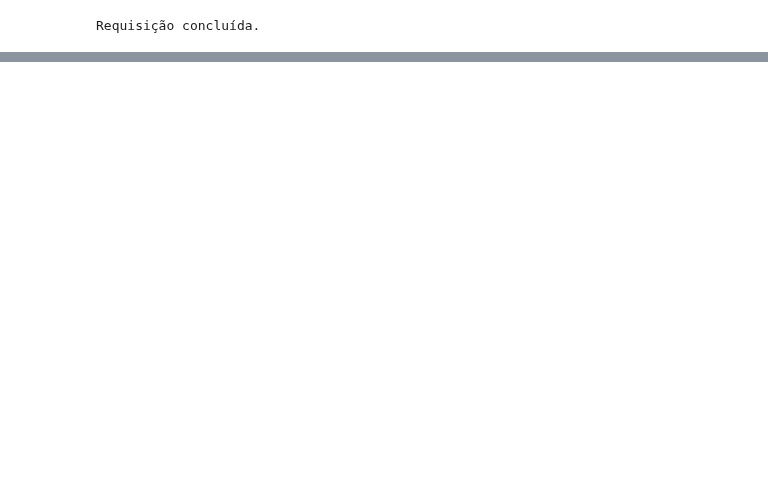
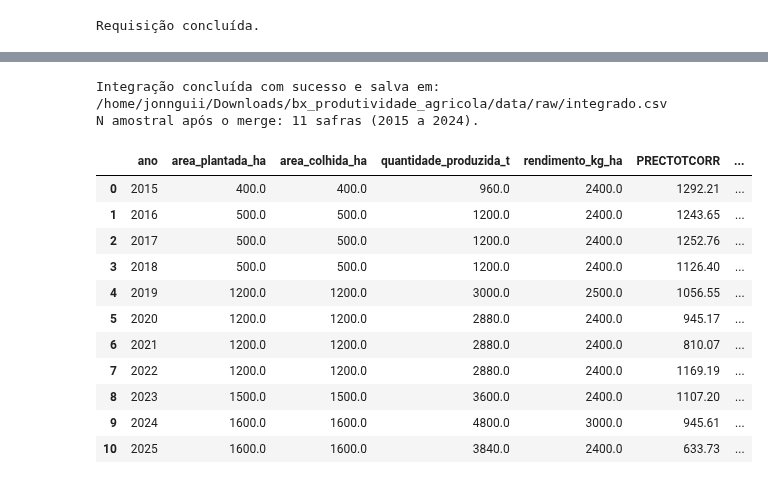
Before and after one commit to SAMUKISZHSD/bx_produtividade_agricola, a Jupyter notebook: notebooks/01_coleta_de_dados.ipynb, the cells around one changed output, grey strips where cells are left out. Drawn from its saved outputs; the diff is of its cells as text; code cells hidden in the pictures; blank space fills up the shorter version.

```diff
--- a/notebooks/01_coleta_de_dados.ipynb
+++ b/notebooks/01_coleta_de_dados.ipynb
@@ -287,0 +374,25 @@ Resposta bruta preservada em: /home/joaoguilherme/Desktop/bx_produtividade_agric
+# %%
+# 6.2 Estruturação dos dados agrícolas do IBGE (PAM 1612)
+mapa_colunas_ibge = {
+    "109": "area_plantada_ha",
+    "216": "area_colhida_ha",
+    "214": "quantidade_produzida_t",
+    "112": "rendimento_kg_ha",
+}
+
+linhas_ibge = {}
+for item in dados_ibge:
+    var_id = str(item["id"])
+    if var_id in mapa_colunas_ibge:
+        coluna = mapa_colunas_ibge[var_id]
+        serie_temporal = item["resultados"][0]["series"][0]["serie"]
+        for ano_str, valor_str in serie_temporal.items():
+            ano = int(ano_str)
+            if ano not in linhas_ibge:
+                linhas_ibge[ano] = {"ano": ano}
+            # Converte valores válidos para float; sentinelas do IBGE ('...', '-', etc.) viram NaN
+            linhas_ibge[ano][coluna] = float(valor_str) if valor_str not in ("...", "-", "") else pd.NA
+
+df_ibge = pd.DataFrame(list(linhas_ibge.values())).sort_values("ano").reset_index(drop=True)
+print(f"DataFrame agrícola do IBGE gerado: {df_ibge.shape[0]} safras x {df_ibge.shape[1]} colunas.")
+df_ibge.head()
@@ -287,0 +413,25 @@ Resposta bruta preservada em: /home/joaoguilherme/Desktop/bx_produtividade_agric
+# %%
+df_integrado = pd.merge(df_ibge, df_clima_safra, on="ano", how="inner", validate="1:1")
+
+# Salvamento da tabela integrada sem sobrescrever os JSONs originais
+caminho_integrado = PASTA_RAW / "integrado.csv"
+df_integrado.to_csv(caminho_integrado, index=False, encoding="utf-8")
+
+print(f"Integração concluída com sucesso e salva em: {caminho_integrado}")
+print(f"N amostral após o merge: {len(df_integrado)} safras (2015 a 2024).")
+df_integrado
+# %% [output]
+Integração concluída com sucesso e salva em: /home/jonnguii/Downloads/bx_produtividade_agricola/data/raw/integrado.csv
+N amostral após o merge: 11 safras (2015 a 2024).
+|  | ano | area_plantada_ha | area_colhida_ha | quantidade_produzida_t | rendimento_kg_ha | PRECTOTCORR | ... |
+| 0 | 2015 | 400.0 | 400.0 | 960.0 | 2400.0 | 1292.21 | ... |
+| 1 | 2016 | 500.0 | 500.0 | 1200.0 | 2400.0 | 1243.65 | ... |
+| 2 | 2017 | 500.0 | 500.0 | 1200.0 | 2400.0 | 1252.76 | ... |
+| 3 | 2018 | 500.0 | 500.0 | 1200.0 | 2400.0 | 1126.40 | ... |
+| 4 | 2019 | 1200.0 | 1200.0 | 3000.0 | 2500.0 | 1056.55 | ... |
+| 5 | 2020 | 1200.0 | 1200.0 | 2880.0 | 2400.0 | 945.17 | ... |
+| 6 | 2021 | 1200.0 | 1200.0 | 2880.0 | 2400.0 | 810.07 | ... |
+| 7 | 2022 | 1200.0 | 1200.0 | 2880.0 | 2400.0 | 1169.19 | ... |
+| 8 | 2023 | 1500.0 | 1500.0 | 3600.0 | 2400.0 | 1107.20 | ... |
+| 9 | 2024 | 1600.0 | 1600.0 | 4800.0 | 3000.0 | 945.61 | ... |
+| 10 | 2025 | 1600.0 | 1600.0 | 3840.0 | 2400.0 | 633.73 | ... |
```
Also changed, not shown: parts of 19 cells of this notebook, 7 other files.
